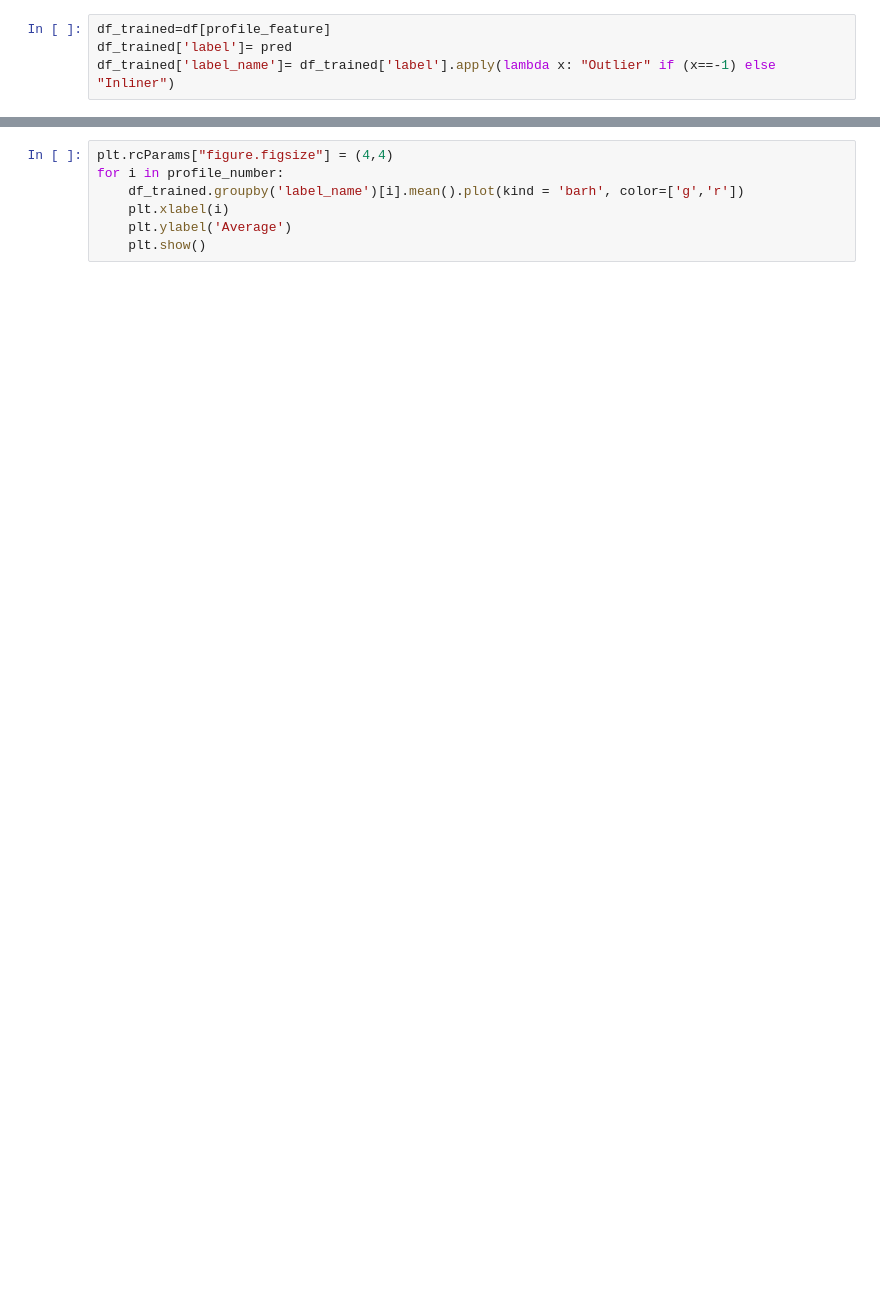
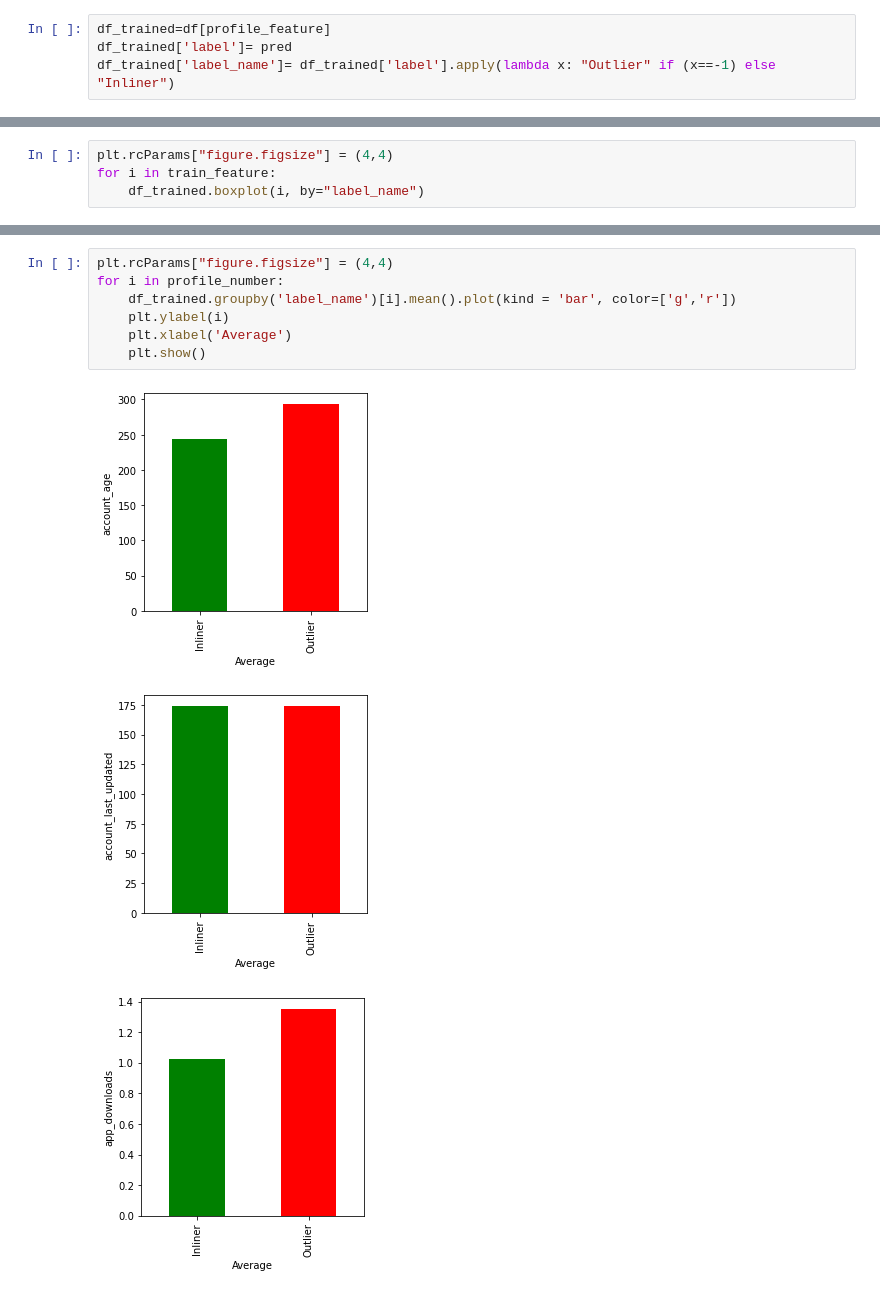
Before and after one commit to tdongnguyen/AT-Test, a Jupyter notebook: AT Test - Nov 2021.ipynb, the cells around one changed output, grey strips where cells are left out. Saved outputs shown, nothing was run; the diff lists cells and outputs as text; blank space fills up the shorter version.

```diff
--- a/AT Test - Nov 2021.ipynb
+++ b/AT Test - Nov 2021.ipynb
@@ -413,0 +400,4 @@ df_trained['label_name'].value_counts()
+# %%
+plt.rcParams["figure.figsize"] = (4,4)
+for i in train_feature:
+    df_trained.boxplot(i, by="label_name")
@@ -424,7 +492,11 @@ for i in profile_cat:
 # %%
 plt.rcParams["figure.figsize"] = (4,4)
 for i in profile_number:
-    df_trained.groupby('label_name')[i].mean().plot(kind = 'barh', color=['g','r'])
-    plt.xlabel(i)
-    plt.ylabel('Average')
+    df_trained.groupby('label_name')[i].mean().plot(kind = 'bar', color=['g','r'])
+    plt.ylabel(i)
+    plt.xlabel('Average')
     plt.show()
+# %% [output]
+[figure, added]
+[figure, added]
+[figure, added]
```
Also changed, not shown: parts of 38 cells of this notebook.
